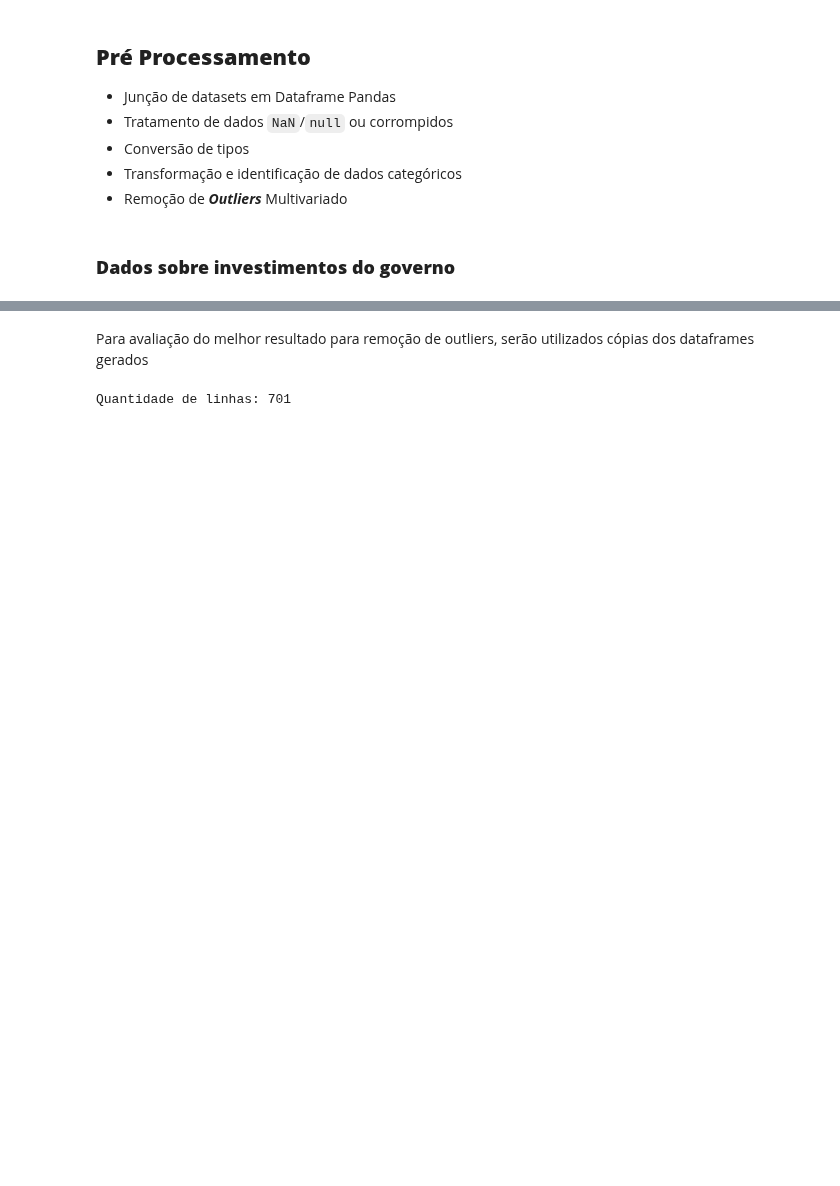
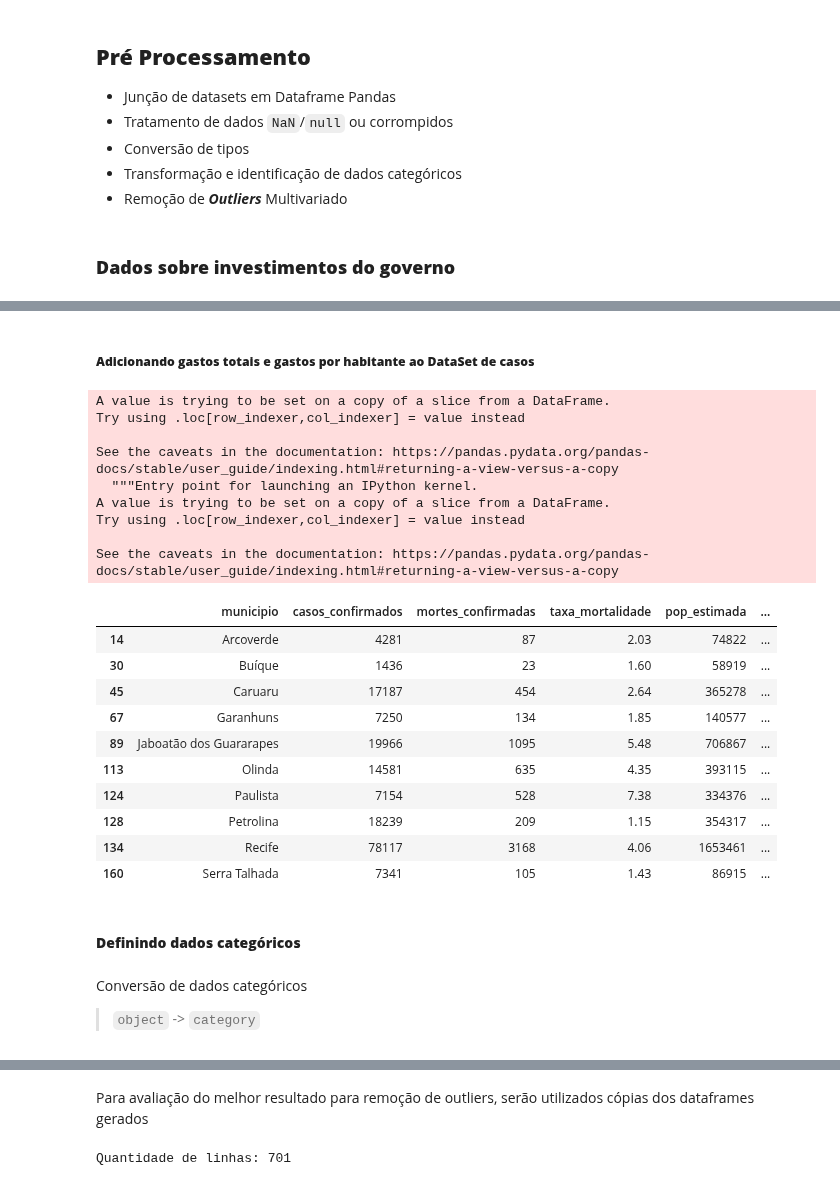
Before and after one commit to marcosw1998/Data-Science, a Jupyter notebook: Analysis_Notebook/covid_spends_brazil.ipynb, the cells around one changed output, grey strips where cells are left out. Cells and saved outputs as stored; diff of their text form; code cells hidden in the pictures; blank space fills up the shorter version.

````diff
--- a/Analysis_Notebook/covid_spends_brazil.ipynb
+++ b/Analysis_Notebook/covid_spends_brazil.ipynb
@@ -230,0 +462,3 @@ invest_covidPe['acao_orcamentaria'] = invest_covidPe['acao_orcamentaria'].cat.co
+# %%
+investimentoporcidade = invest_covidPe.groupby(by=['municipio']).sum()
+investimentoporcidade
@@ -230,0 +478,32 @@ invest_covidPe['acao_orcamentaria'] = invest_covidPe['acao_orcamentaria'].cat.co
+# %% [markdown]
+##### **Adicionando gastos totais e gastos por habitante ao DataSet de casos**
+# %%
+covidPeCases['gastos'] = investimentoporcidade['gastos'].values
+covidPeCases['gastos_por_habitante'] = (covidPeCases['gastos'] / covidPeCases['pop_estimada']) .round(2)
+covidPeCases
+# %% [output]
+A value is trying to be set on a copy of a slice from a DataFrame.
+Try using .loc[row_indexer,col_indexer] = value instead
+
+See the caveats in the documentation: https://pandas.pydata.org/pandas-docs/stable/user_guide/indexing.html#returning-a-view-versus-a-copy
+  """Entry point for launching an IPython kernel.
+A value is trying to be set on a copy of a slice from a DataFrame.
+Try using .loc[row_indexer,col_indexer] = value instead
+
+See the caveats in the documentation: https://pandas.pydata.org/pandas-docs/stable/user_guide/indexing.html#returning-a-view-versus-a-copy
+|  | municipio | casos_confirmados | mortes_confirmadas | taxa_mortalidade | pop_estimada | ... |
+| 14 | Arcoverde | 4281 | 87 | 2.03 | 74822 | ... |
+| 30 | Buíque | 1436 | 23 | 1.60 | 58919 | ... |
+| 45 | Caruaru | 17187 | 454 | 2.64 | 365278 | ... |
+| 67 | Garanhuns | 7250 | 134 | 1.85 | 140577 | ... |
+| 89 | Jaboatão dos Guararapes | 19966 | 1095 | 5.48 | 706867 | ... |
+| 113 | Olinda | 14581 | 635 | 4.35 | 393115 | ... |
+| 124 | Paulista | 7154 | 528 | 7.38 | 334376 | ... |
+| 128 | Petrolina | 18239 | 209 | 1.15 | 354317 | ... |
+| 134 | Recife | 78117 | 3168 | 4.06 | 1653461 | ... |
+| 160 | Serra Talhada | 7341 | 105 | 1.43 | 86915 | ... |
+# %% [markdown]
+#### **Definindo dados categóricos**
+# %% [markdown]
+Conversão de dados categóricos
+> ```object``` -> ```category```
````
Also changed, not shown: parts of 87 cells of this notebook.
